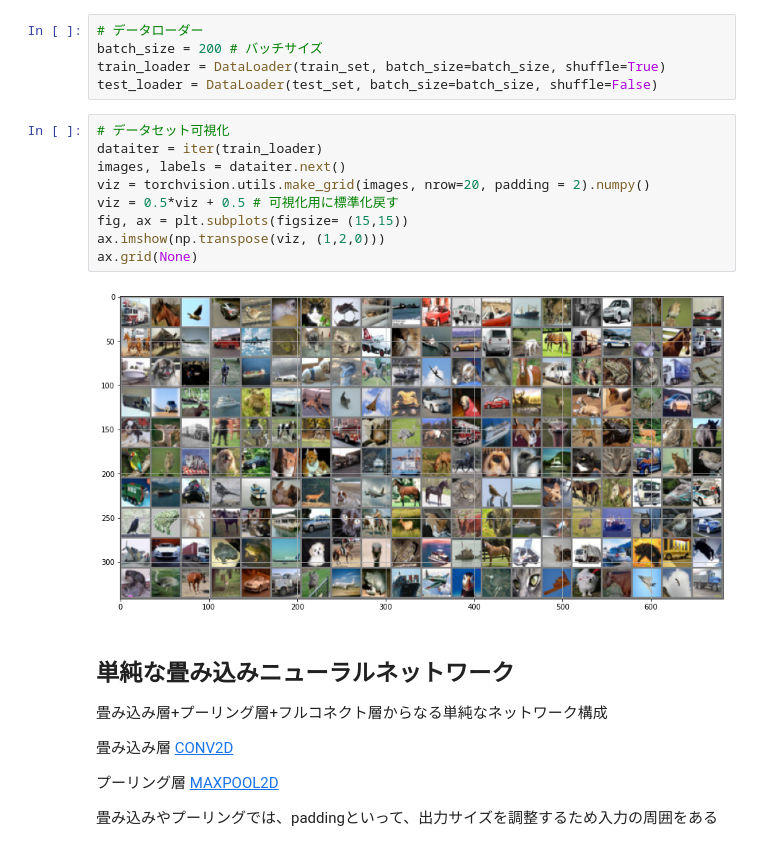
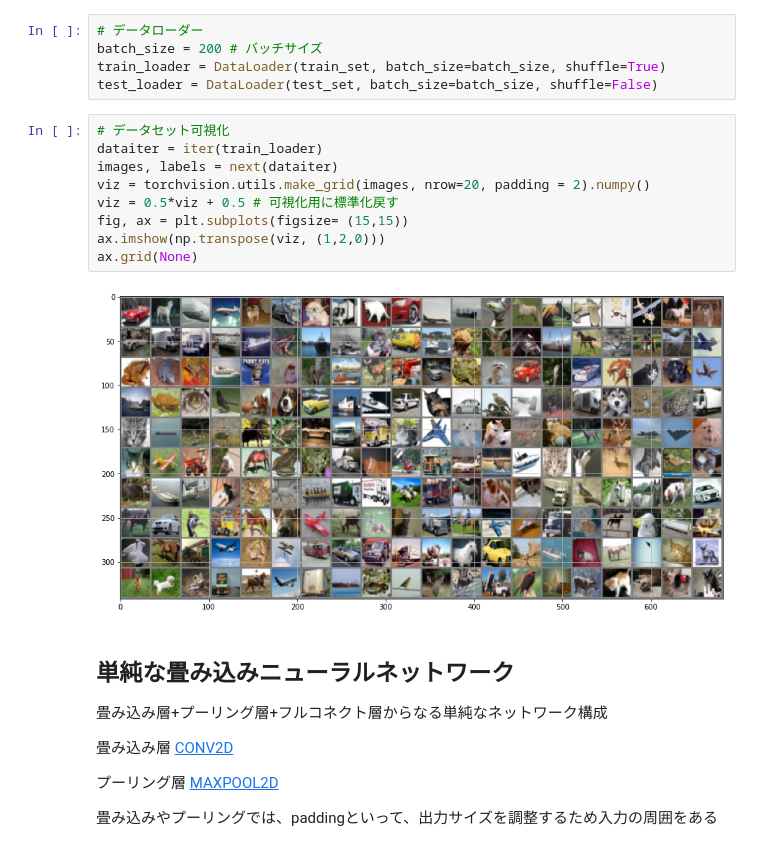
Before and after one commit to UTDataMining/2022A, a Jupyter notebook: lab12/Intro_CNN.ipynb, the cells around one changed output. Cells and saved outputs as stored; diff of their text form.

```diff
--- a/lab12/Intro_CNN.ipynb
+++ b/lab12/Intro_CNN.ipynb
@@ -63,14 +66,14 @@ test_loader = DataLoader(test_set, batch_size=batch_size, shuffle=False)
 # %%
 # データセット可視化
 dataiter = iter(train_loader)
-images, labels = dataiter.next()
+images, labels = next(dataiter)
 viz = torchvision.utils.make_grid(images, nrow=20, padding = 2).numpy()
 viz = 0.5*viz + 0.5 # 可視化用に標準化戻す
 fig, ax = plt.subplots(figsize= (15,15))
 ax.imshow(np.transpose(viz, (1,2,0)))
 ax.grid(None)
 # %% [output]
-[figure, old version]
+[figure, new version]
 # %% [markdown]
 ## 単純な畳み込みニューラルネットワーク
 畳み込み層+プーリング層+フルコネクト層からなる単純なネットワーク構成
```
Also changed, not shown: parts of 4 cells of this notebook.
